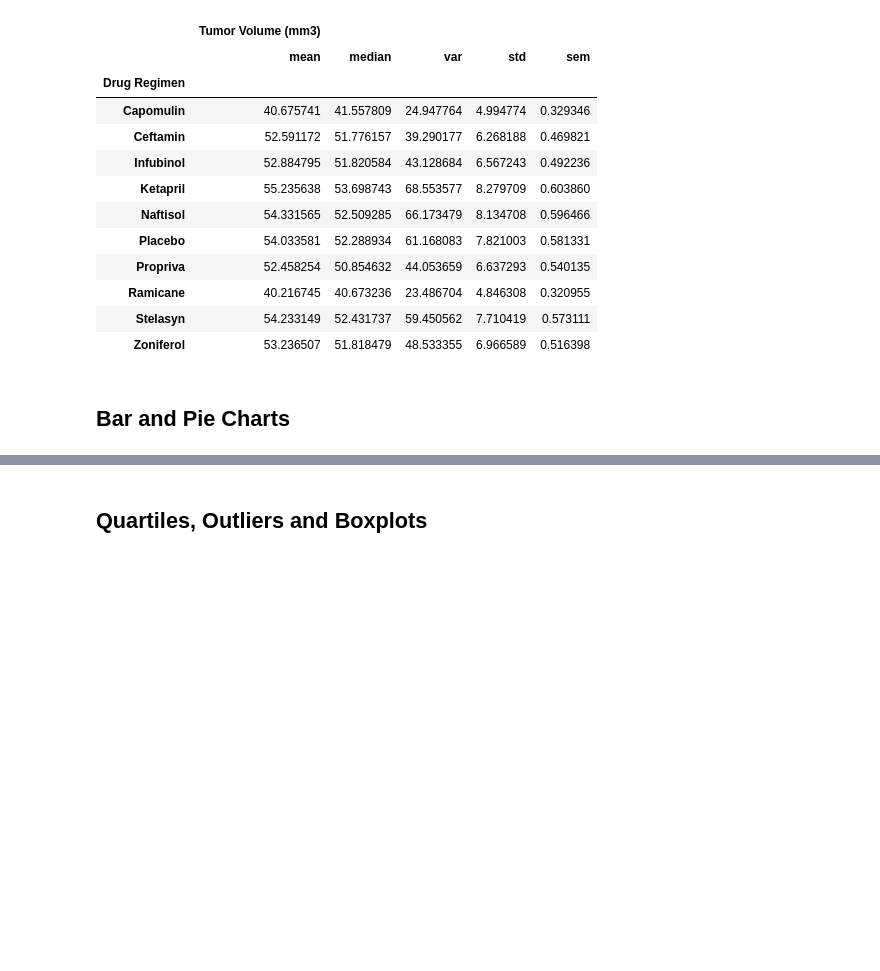
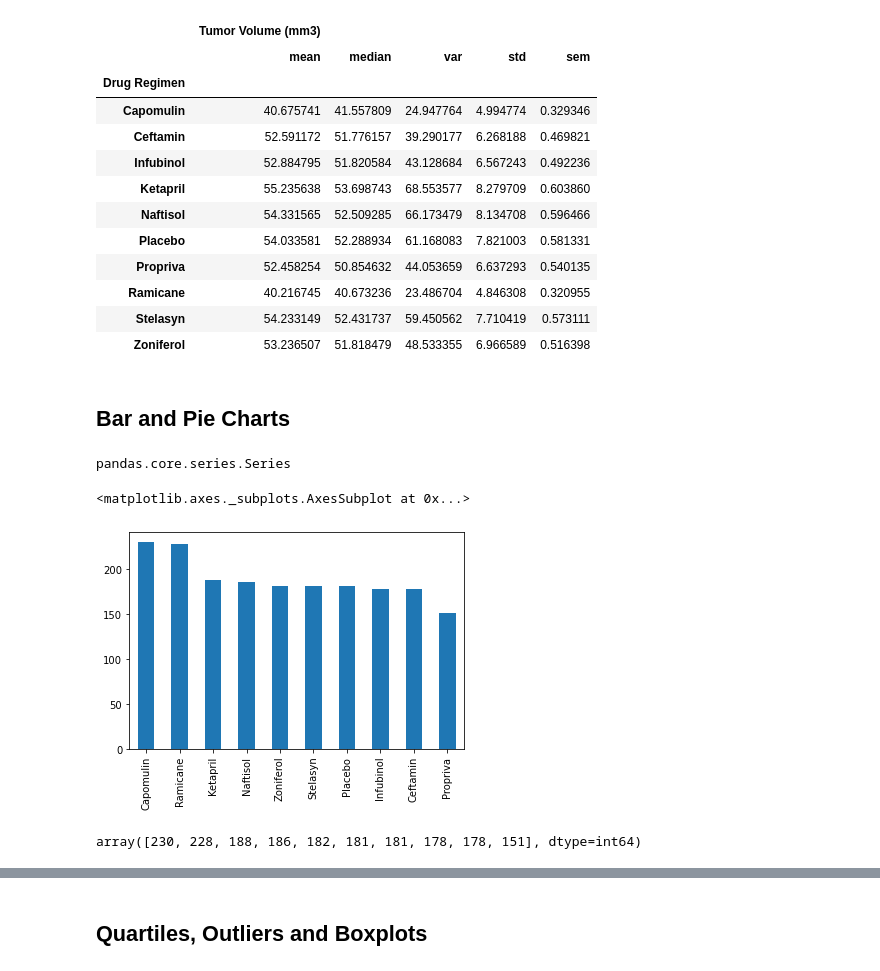
Before and after one commit to abhikenobi/Matplotlib-Challenge, a Jupyter notebook: Pymaceuticals/pymaceuticals_starter.ipynb, the cells around one changed output, grey strips where cells are left out. Cells and saved outputs as stored; diff of their text form; code cells hidden in the pictures; blank space fills up the shorter version.

```diff
--- a/Pymaceuticals/pymaceuticals_starter.ipynb
+++ b/Pymaceuticals/pymaceuticals_starter.ipynb
@@ -188,3 +191,16 @@ summary_group
 ## Bar and Pie Charts
 # %%
 # Generate a bar plot showing the total number of measurements taken on each drug regimen using pandas.
+counts = clean_df["Drug Regimen"].value_counts()
+type(counts)
+# %% [output]
+pandas.core.series.Series
+# %%
+counts.plot(kind='bar')
+# %% [output]
+<matplotlib.axes._subplots.AxesSubplot at 0x...>
+[figure, added]
+# %%
+counts.values
+# %% [output]
+array([230, 228, 188, 186, 182, 181, 181, 178, 178, 151], dtype=int64)
```
Also changed, not shown: parts of 14 cells of this notebook.
